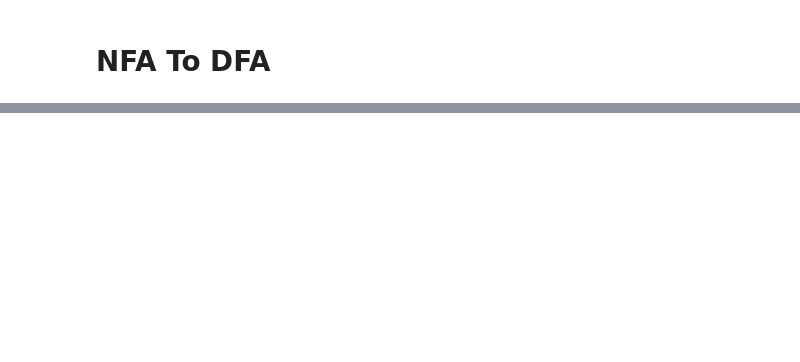
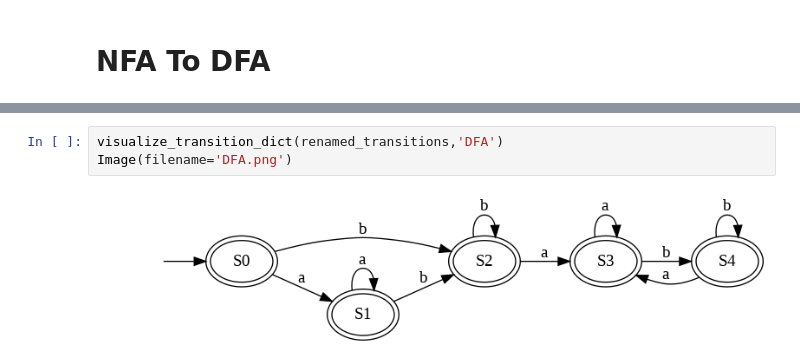
Before and after one commit to RawanMostafa08/Regex2MinDFA, a Jupyter notebook: integrated.ipynb, the cells around one changed output, grey strips where cells are left out. Saved outputs shown, nothing was run; the diff lists cells and outputs as text; blank space fills up the shorter version.

```diff
--- a/integrated.ipynb
+++ b/integrated.ipynb
@@ -88 +101,6 @@ Image(filename='NFA.png')
+# %%
+visualize_transition_dict(renamed_transitions,'DFA')
+Image(filename='DFA.png')
+# %% [output]
+[figure, added]
 # %%
```
Also changed, not shown: parts of 5 cells of this notebook, 6 other files.
